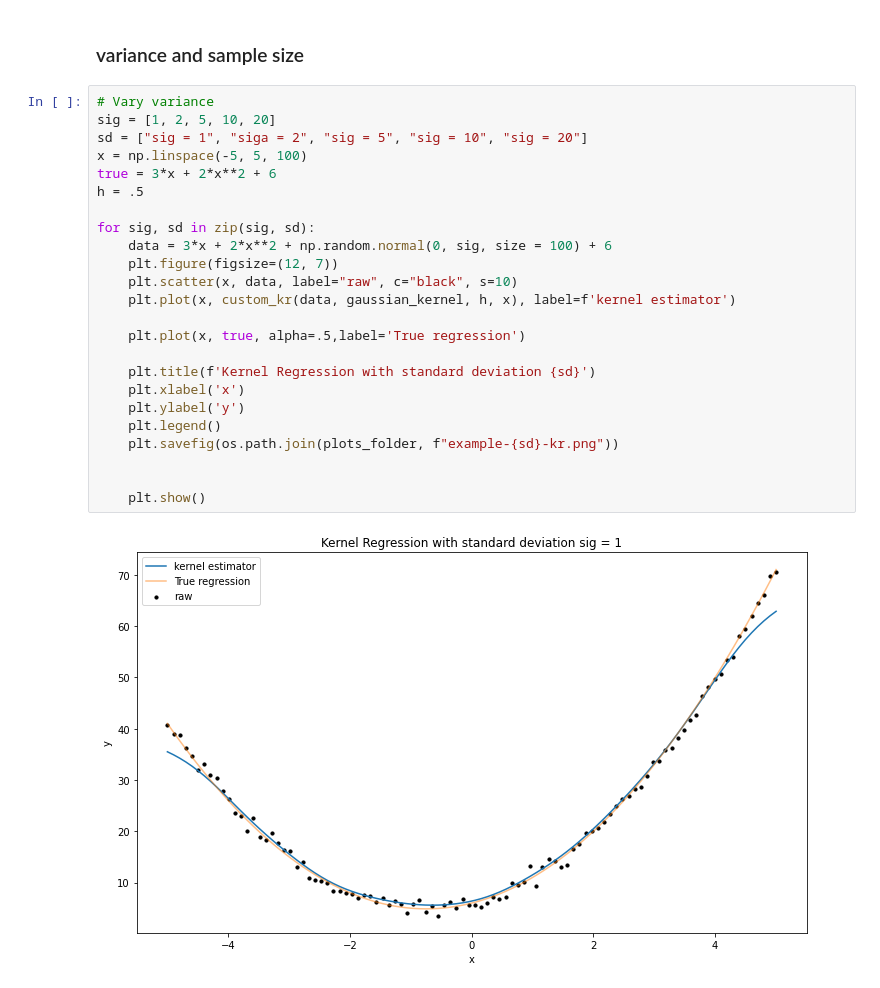
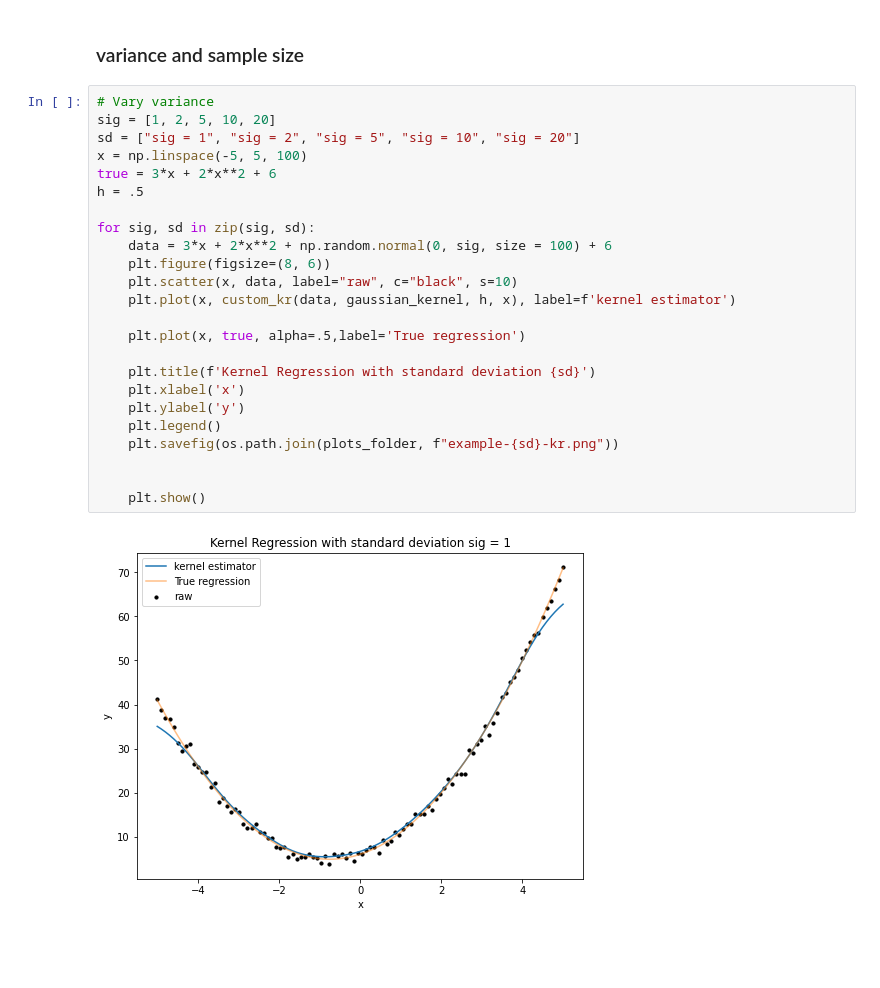
Before and after one commit to abalone88/nonparam-stats-proj, a Jupyter notebook: code/chp3-nonparam-regression/kernel_regression.ipynb, the cells around one changed output. Drawn from its saved outputs; the diff is of its cells as text; blank space fills up the shorter version.

```diff
--- a/code/chp3-nonparam-regression/kernel_regression.ipynb
+++ b/code/chp3-nonparam-regression/kernel_regression.ipynb
@@ -126,26 +126,26 @@ for h, name in zip(hs, step_size):
 # %%
 # Vary variance
 sig = [1, 2, 5, 10, 20]
-sd = ["sig = 1", "siga = 2", "sig = 5", "sig = 10", "sig = 20"]
+sd = ["sig = 1", "sig = 2", "sig = 5", "sig = 10", "sig = 20"]
 x = np.linspace(-5, 5, 100)
 true = 3*x + 2*x**2 + 6
 h = .5
 
 for sig, sd in zip(sig, sd):
     data = 3*x + 2*x**2 + np.random.normal(0, sig, size = 100) + 6
-    plt.figure(figsize=(12, 7))
+    plt.figure(figsize=(8, 6))
     plt.scatter(x, data, label="raw", c="black", s=10)
     plt.plot(x, custom_kr(data, gaussian_kernel, h, x), label=f'kernel estimator')
 
     plt.plot(x, true, alpha=.5,label='True regression')
 
     plt.title(f'Kernel Regression with standard deviation {sd}')
     plt.xlabel('x')
     plt.ylabel('y')
     plt.legend()
     plt.savefig(os.path.join(plots_folder, f"example-{sd}-kr.png"))
 
 
     plt.show()
 # %% [output]
-[figure, old version]
+[figure, new version]
```
Also changed, not shown: parts of 5 cells of this notebook.
